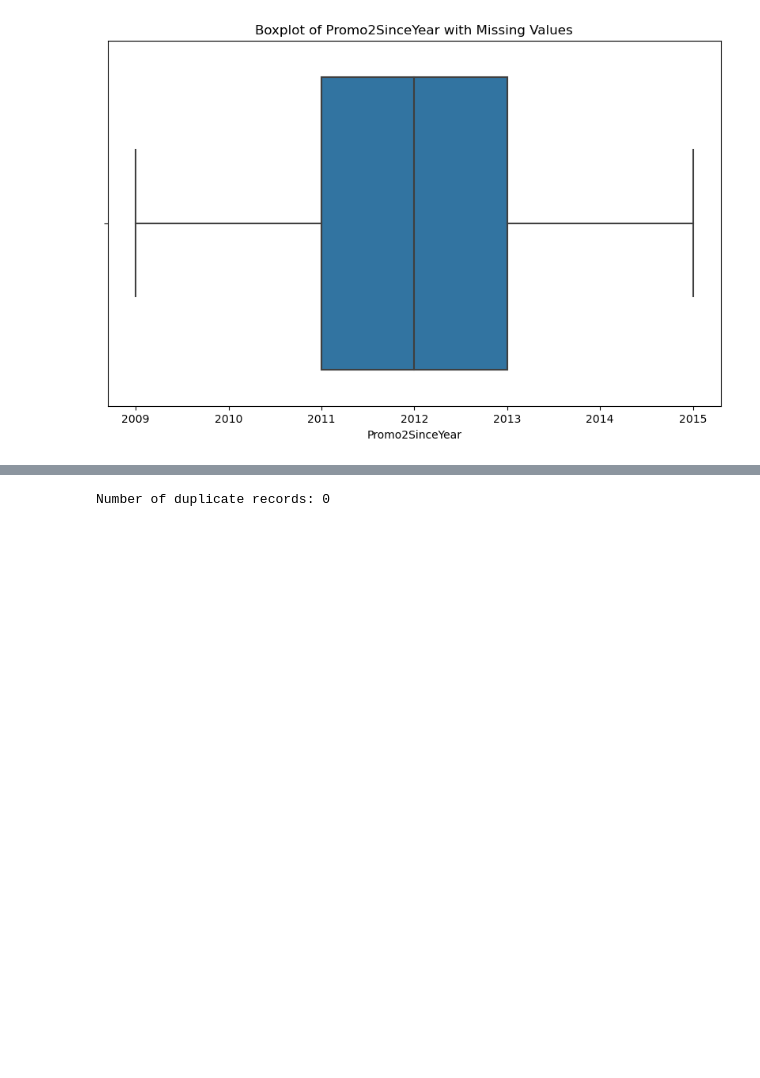
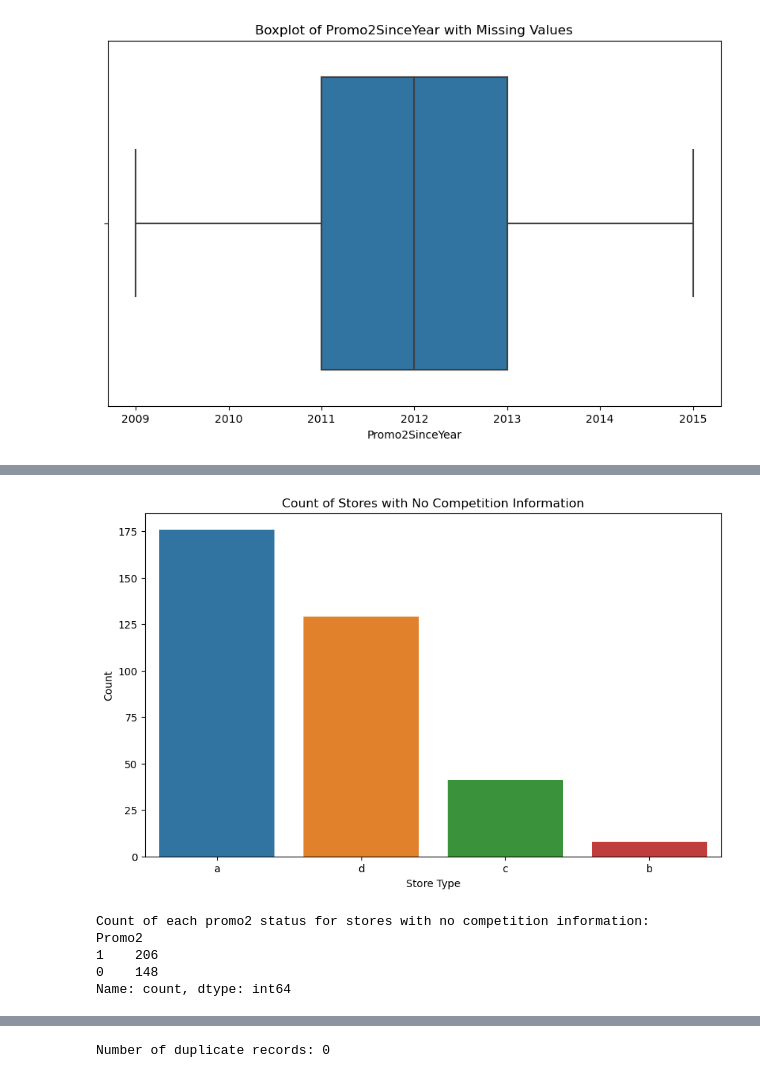
Before and after one commit to hemanthkumarakunurids26sp-hue/Store_Sales, a Jupyter notebook: EDA/store.ipynb, the cells around one changed output, grey strips where cells are left out. Saved outputs shown, nothing was run; the diff lists cells and outputs as text; code cells hidden in the pictures; blank space fills up the shorter version.

```diff
--- a/EDA/store.ipynb
+++ b/EDA/store.ipynb
@@ -100,0 +158,22 @@ for col in store.columns:
+# %%
+#Analyze the store types that do not have any competetionopensincemonth and competitionopensinceyear values
+no_competition = store[(store['CompetitionOpenSinceMonth'].isnull()) & (store['CompetitionOpenSinceYear'].isnull())]
+plt.figure(figsize=(10, 6))
+sns.countplot(x='StoreType', data=no_competition)
+plt.title('Count of Stores with No Competition Information')
+plt.xlabel('Store Type')
+plt.ylabel('Count')
+plt.show()
+# %% [output]
+[figure, added]
+# %%
+#wherever there is no competition is the promo2 present or not
+no_competition_promo2 = no_competition['Promo2'].value_counts()
+print("Count of each promo2 status for stores with no competition information:")
+print(no_competition_promo2)
+# %% [output]
+Count of each promo2 status for stores with no competition information:
+Promo2
+1    206
+0    148
+Name: count, dtype: int64
```
Also changed, not shown: parts of 14 cells of this notebook.
